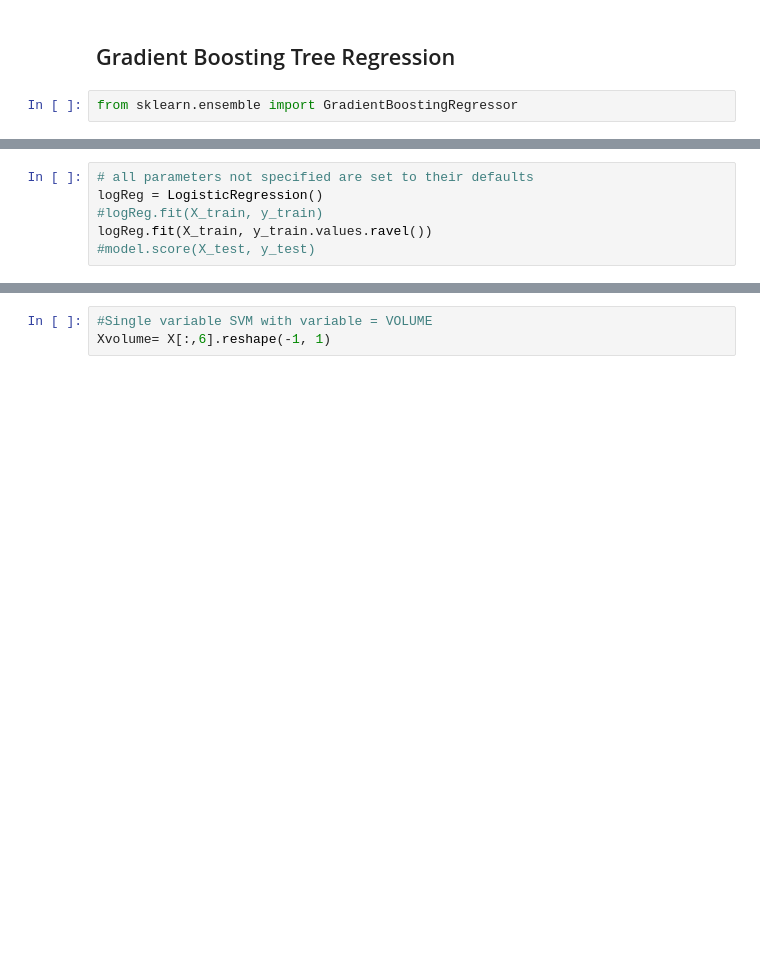
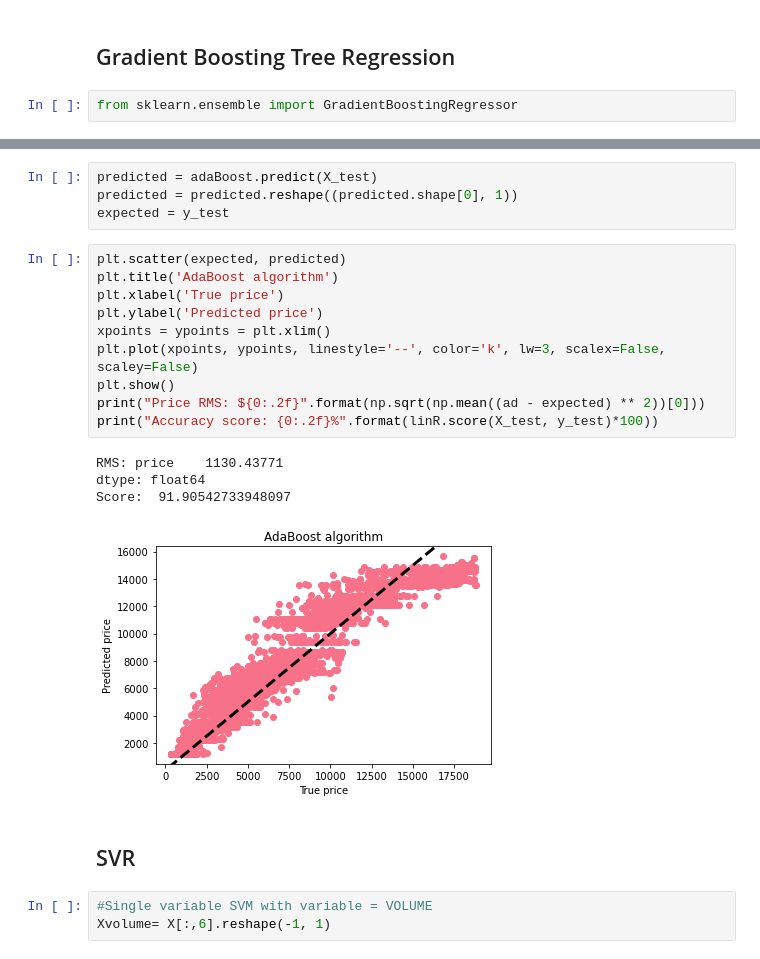
Before and after one commit to JLechuga94/Machine-Learning, a Jupyter notebook: notebook_dm2_diam.ipynb, the cells around one changed output, grey strips where cells are left out. Drawn from its saved outputs; the diff is of its cells as text; blank space fills up the shorter version.

```diff
--- a/notebook_dm2_diam.ipynb
+++ b/notebook_dm2_diam.ipynb
@@ -603,7 +604 @@ ValueError: Unable to coerce to Series, length must be 1: given 10788
-# %%
-# all parameters not specified are set to their defaults
-logReg = LogisticRegression()
-#logReg.fit(X_train, y_train)
-logReg.fit(X_train, y_train.values.ravel())
-#model.score(X_test, y_test)
 # %% [markdown]
@@ -611,3 +613,24 @@ logReg.fit(X_train, y_train.values.ravel())
+# %%
+predicted = adaBoost.predict(X_test)
+predicted = predicted.reshape((predicted.shape[0], 1))
+expected = y_test
+# %%
+plt.scatter(expected, predicted)
+plt.title('AdaBoost algorithm')
+plt.xlabel('True price')
+plt.ylabel('Predicted price')
+xpoints = ypoints = plt.xlim()
+plt.plot(xpoints, ypoints, linestyle='--', color='k', lw=3, scalex=False, scaley=False)
+plt.show()
+print("Price RMS: ${0:.2f}".format(np.sqrt(np.mean((ad - expected) ** 2))[0]))
+print("Accuracy score: {0:.2f}%".format(linR.score(X_test, y_test)*100))
+# %% [output]
+RMS: price    1130.43771
+dtype: float64
+Score:  91.90542733948097
+[figure, added]
+# %% [markdown]
+## SVR
 # %%
 #Single variable SVM with variable = VOLUME
 Xvolume= X[:,6].reshape(-1, 1)
```
Also changed, not shown: parts of 16 cells of this notebook, 5 other files.
